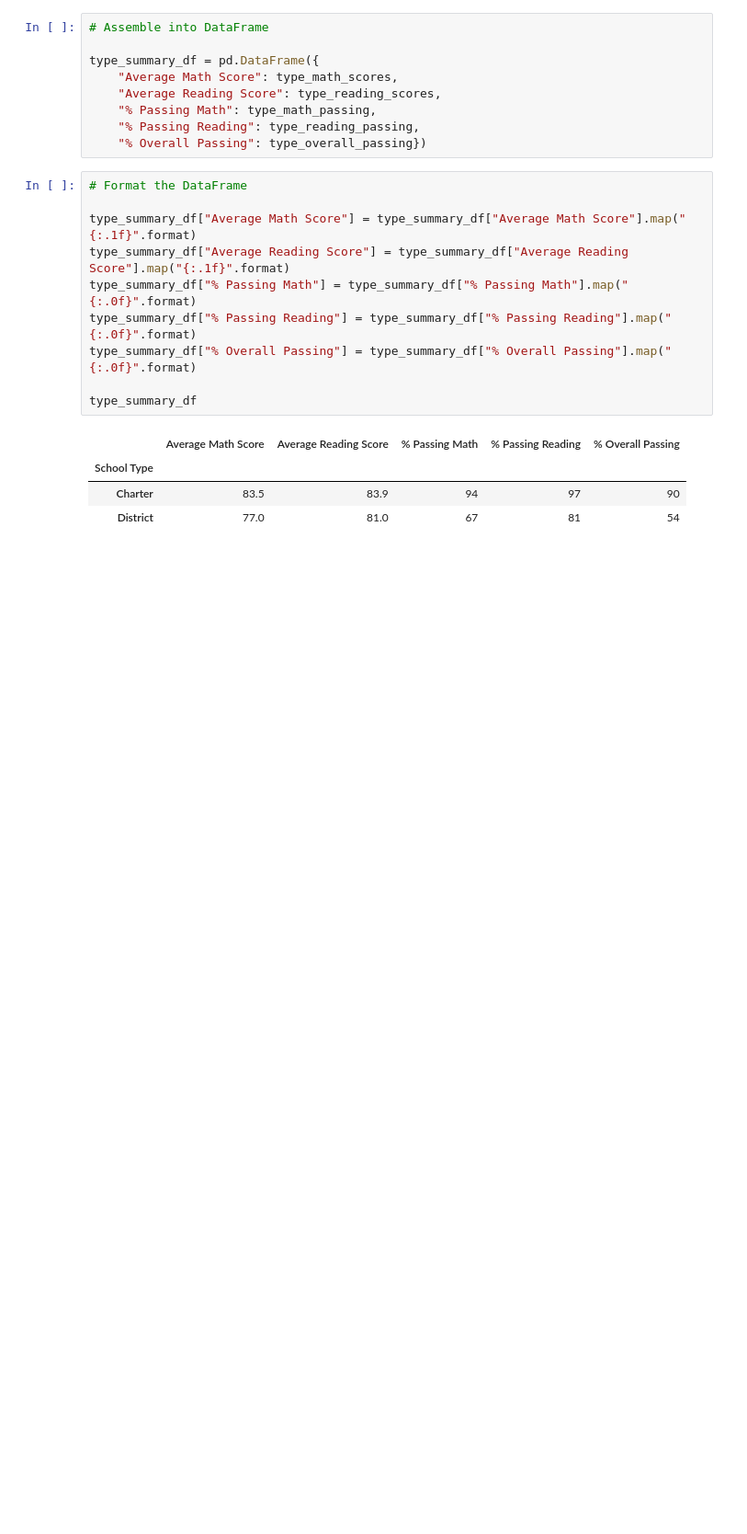
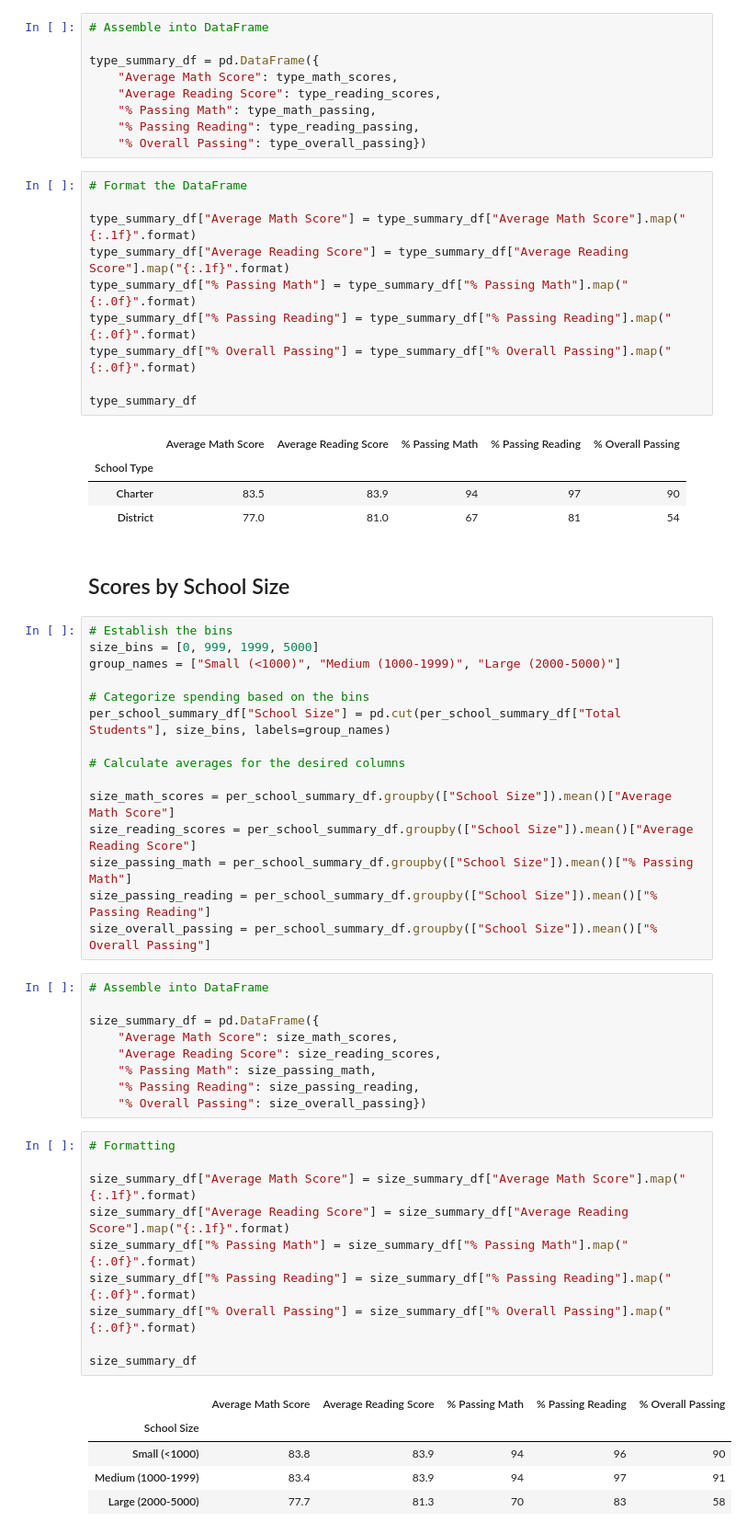
Before and after one commit to ditzhaki/School_District_Analysis, a Jupyter notebook: PyCitySchools_Challenge.ipynb, the cells around one changed output. Shown: that part at 92% size. Cells and saved outputs as stored; diff of their text form; blank space fills up the shorter version.

```diff
--- a/PyCitySchools_Challenge.ipynb
+++ b/PyCitySchools_Challenge.ipynb
@@ -524,3 +544,45 @@ type_summary_df
 | School Type |  |  |  |  |  |
 | Charter | 83.5 | 83.9 | 94 | 97 | 90 |
 | District | 77.0 | 81.0 | 67 | 81 | 54 |
+# %% [markdown]
+## Scores by School Size
+# %%
+# Establish the bins
+size_bins = [0, 999, 1999, 5000]
+group_names = ["Small (<1000)", "Medium (1000-1999)", "Large (2000-5000)"]
+
+# Categorize spending based on the bins
+per_school_summary_df["School Size"] = pd.cut(per_school_summary_df["Total Students"], size_bins, labels=group_names)
+
+# Calculate averages for the desired columns
+
+size_math_scores = per_school_summary_df.groupby(["School Size"]).mean()["Average Math Score"]
+size_reading_scores = per_school_summary_df.groupby(["School Size"]).mean()["Average Reading Score"]
+size_passing_math = per_school_summary_df.groupby(["School Size"]).mean()["% Passing Math"]
+size_passing_reading = per_school_summary_df.groupby(["School Size"]).mean()["% Passing Reading"]
+size_overall_passing = per_school_summary_df.groupby(["School Size"]).mean()["% Overall Passing"]
+# %%
+# Assemble into DataFrame
+
+size_summary_df = pd.DataFrame({
+    "Average Math Score": size_math_scores,
+    "Average Reading Score": size_reading_scores,
+    "% Passing Math": size_passing_math,
+    "% Passing Reading": size_passing_reading,
+    "% Overall Passing": size_overall_passing})
+# %%
+# Formatting
+
+size_summary_df["Average Math Score"] = size_summary_df["Average Math Score"].map("{:.1f}".format)
+size_summary_df["Average Reading Score"] = size_summary_df["Average Reading Score"].map("{:.1f}".format)
+size_summary_df["% Passing Math"] = size_summary_df["% Passing Math"].map("{:.0f}".format)
+size_summary_df["% Passing Reading"] = size_summary_df["% Passing Reading"].map("{:.0f}".format)
+size_summary_df["% Overall Passing"] = size_summary_df["% Overall Passing"].map("{:.0f}".format)
+
+size_summary_df
+# %% [output]
+|  | Average Math Score | Average Reading Score | % Passing Math | % Passing Reading | % Overall Passing |
+| School Size |  |  |  |  |  |
+| Small (<1000) | 83.8 | 83.9 | 94 | 96 | 90 |
+| Medium (1000-1999) | 83.4 | 83.9 | 94 | 97 | 91 |
+| Large (2000-5000) | 77.7 | 81.3 | 70 | 83 | 58 |
```
Also changed, not shown: parts of 2 cells of this notebook, 1 other file.
